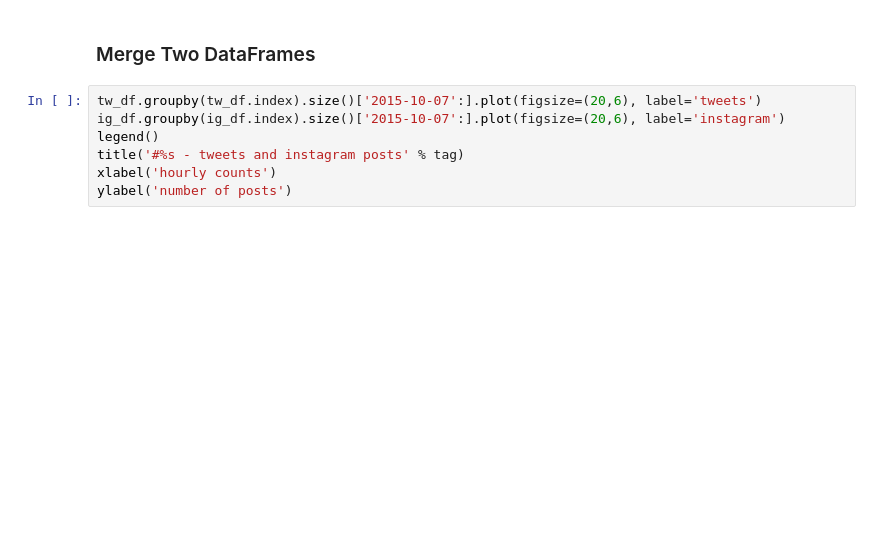
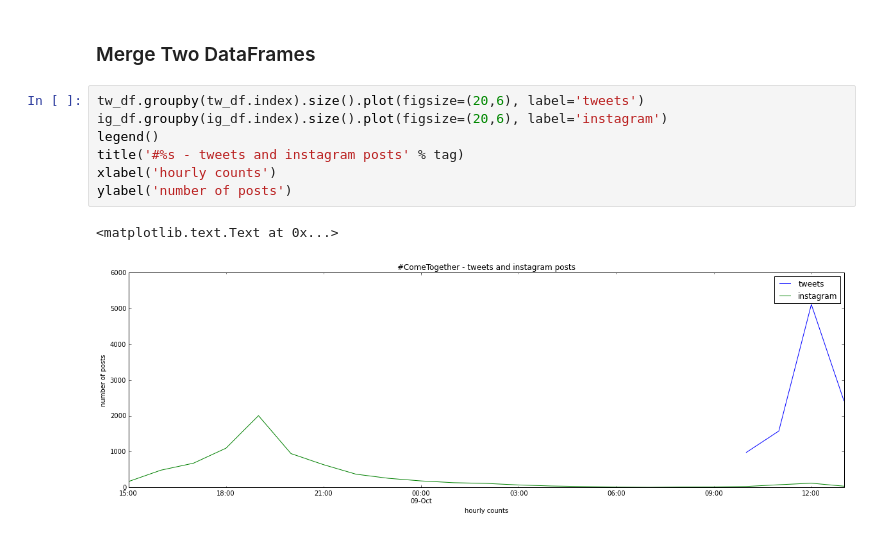
Before and after one commit to giladlotan/itpmssd, a Jupyter notebook: Tutorials/Oct_7.ipynb, the cells around one changed output. Saved outputs shown, nothing was run; the diff lists cells and outputs as text; blank space fills up the shorter version.

```diff
--- a/Tutorials/Oct_7.ipynb
+++ b/Tutorials/Oct_7.ipynb
@@ -129,9 +205,12 @@ tw_df = tw_df.set_index('dt')
 # %% [markdown]
 ### Merge Two DataFrames
 # %%
-tw_df.groupby(tw_df.index).size()['2015-10-07':].plot(figsize=(20,6), label='tweets')
-ig_df.groupby(ig_df.index).size()['2015-10-07':].plot(figsize=(20,6), label='instagram')
+tw_df.groupby(tw_df.index).size().plot(figsize=(20,6), label='tweets')
+ig_df.groupby(ig_df.index).size().plot(figsize=(20,6), label='instagram')
 legend()
 title('#%s - tweets and instagram posts' % tag)
 xlabel('hourly counts')
 ylabel('number of posts')
+# %% [output]
+<matplotlib.text.Text at 0x...>
+[figure, added]
```
Also changed, not shown: parts of 13 cells of this notebook, 5 other files.
